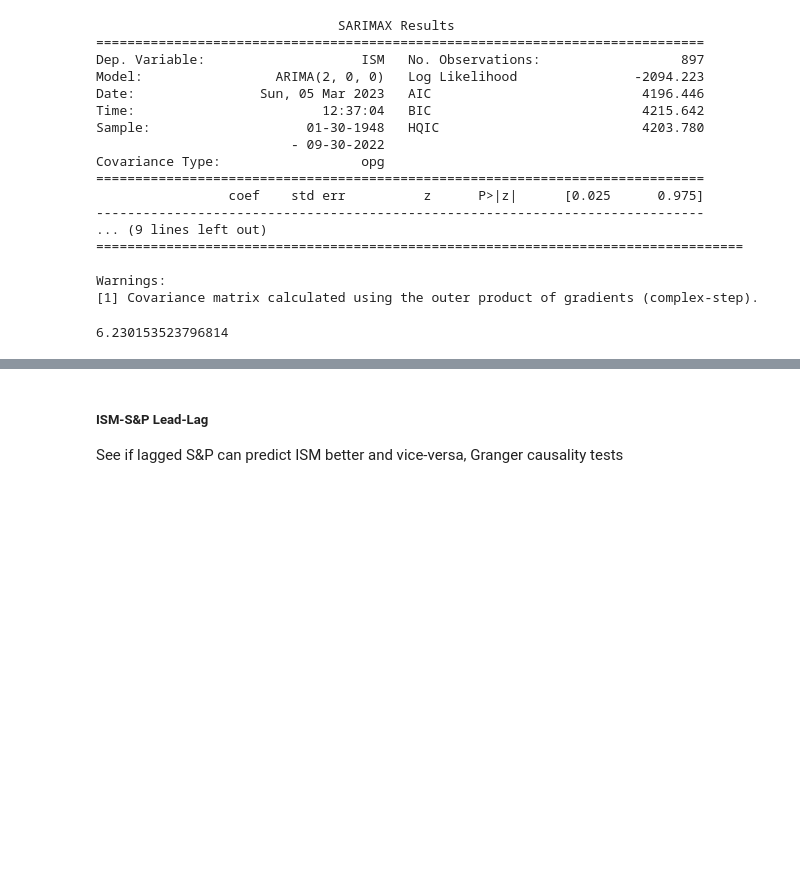
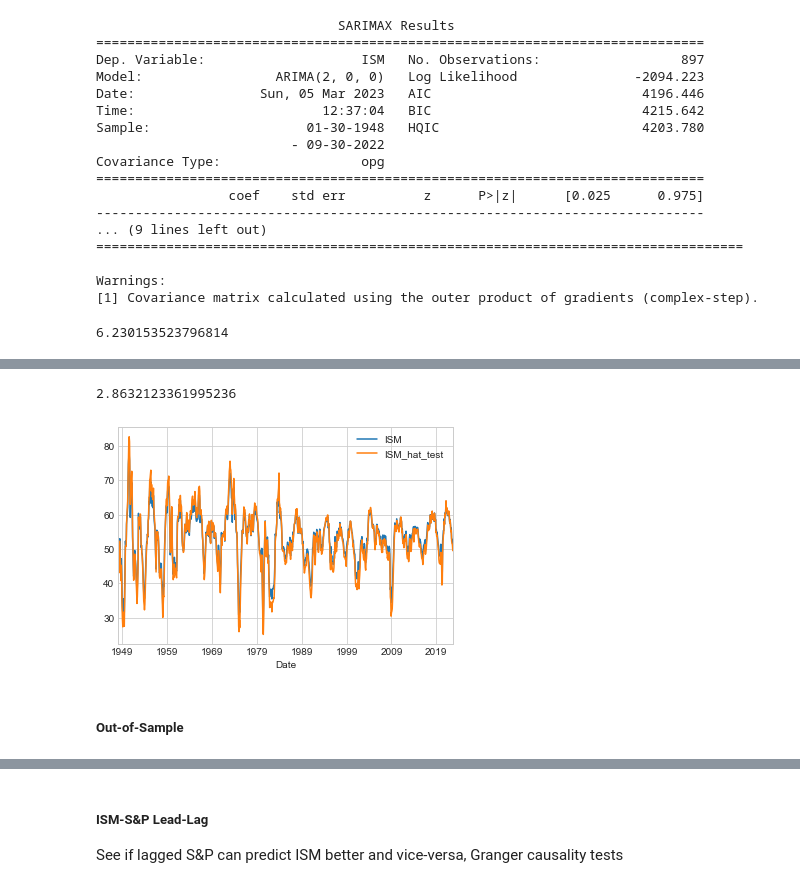
Before and after one commit to santoromano/Macro-Cross-Sectional-Analysis, a Jupyter notebook: ism.ipynb, the cells around one changed output, grey strips where cells are left out. Cells and saved outputs as stored; diff of their text form; code cells hidden in the pictures; blank space fills up the shorter version.

```diff
--- a/ism.ipynb
+++ b/ism.ipynb
@@ -323,0 +357,8 @@ Potentially extra information can be extracted from the S&P500 or 10 year Treasu
+# %%
+data[['ISM', 'ISM_hat_test']].plot()
+mse(data['ISM'], data['ISM_hat_test'].dropna())
+# %% [output]
+2.8632123361995236
+[figure, added]
+# %% [markdown]
+##### Out-of-Sample
```
Also changed, not shown: parts of 30 cells of this notebook.
